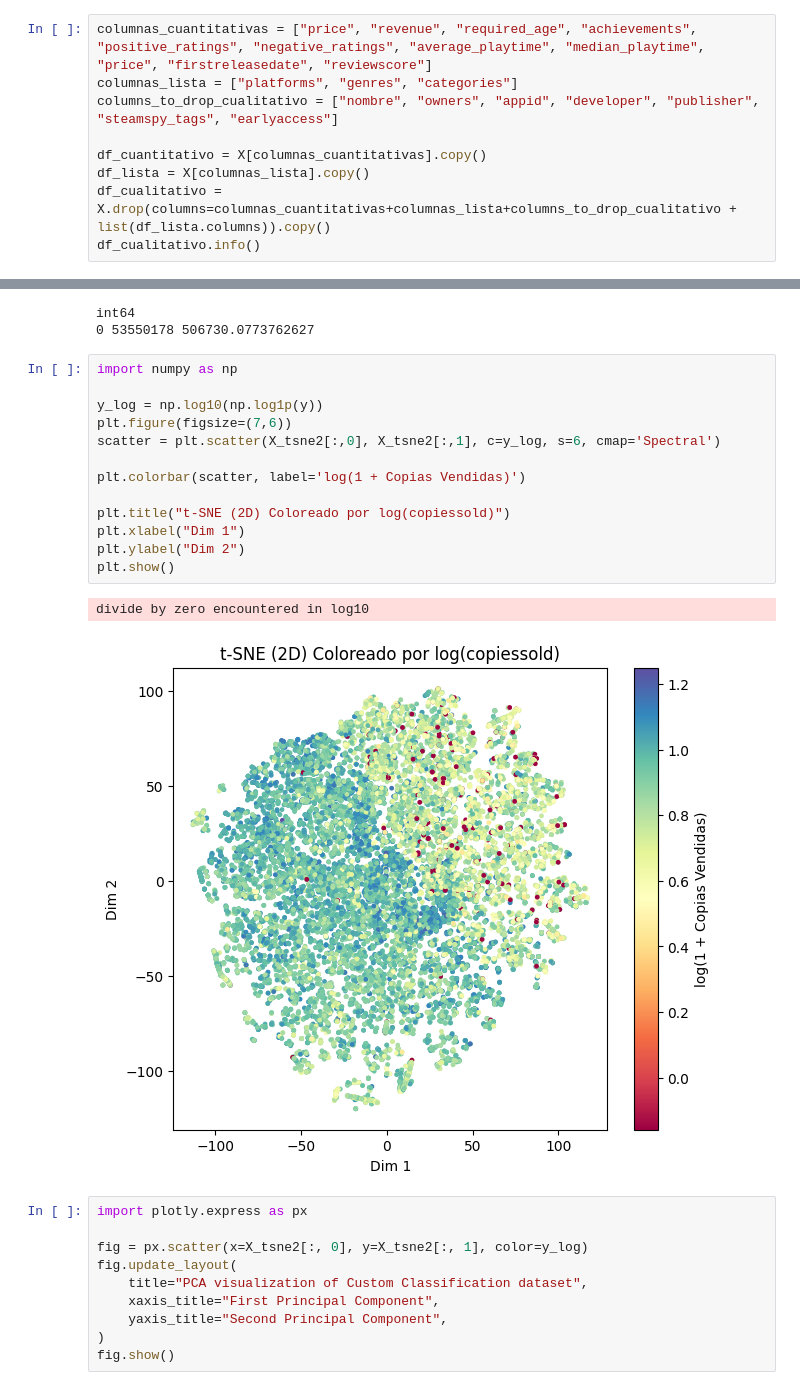
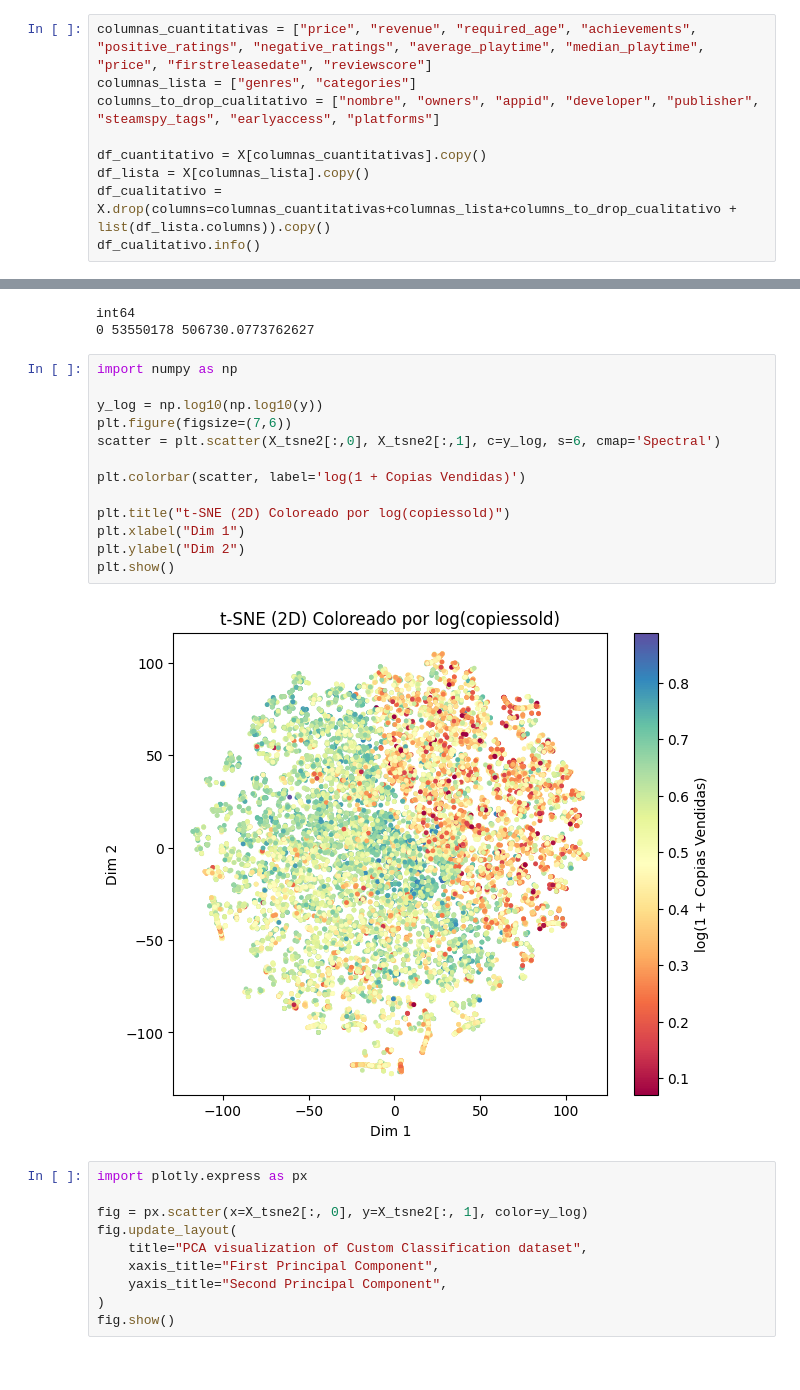
Before and after one commit to Checho-ramirijaz2014/proyecto_min, a Jupyter notebook: data_handler.ipynb, the cells around one changed output, grey strips where cells are left out. Saved outputs shown, nothing was run; the diff lists cells and outputs as text.

```diff
--- a/data_handler.ipynb
+++ b/data_handler.ipynb
@@ -100,8 +100,8 @@ plt.show()
 [figure]
 # %%
 columnas_cuantitativas = ["price", "revenue", "required_age", "achievements", "positive_ratings", "negative_ratings", "average_playtime", "median_playtime", "price", "firstreleasedate", "reviewscore"]
-columnas_lista = ["platforms", "genres", "categories"]
-columns_to_drop_cualitativo = ["nombre", "owners", "appid", "developer", "publisher", "steamspy_tags", "earlyaccess"]
+columnas_lista = ["genres", "categories"]
+columns_to_drop_cualitativo = ["nombre", "owners", "appid", "developer", "publisher", "steamspy_tags", "earlyaccess", "platforms"]
 
 df_cuantitativo = X[columnas_cuantitativas].copy()
 df_lista = X[columnas_lista].copy()
@@ -591,19 +554,18 @@ int64
 # %%
 import numpy as np
 
-y_log = np.log10(np.log1p(y))
+y_log = np.log10(np.log10(y))
 plt.figure(figsize=(7,6))
 scatter = plt.scatter(X_tsne2[:,0], X_tsne2[:,1], c=y_log, s=6, cmap='Spectral')
 
 plt.colorbar(scatter, label='log(1 + Copias Vendidas)')
 
 plt.title("t-SNE (2D) Coloreado por log(copiessold)")
 plt.xlabel("Dim 1")
 plt.ylabel("Dim 2")
 plt.show()
 # %% [output]
-divide by zero encountered in log10
-[figure, old version]
+[figure, new version]
 # %%
 import plotly.express as px
 
```
Also changed, not shown: parts of 15 cells of this notebook.
